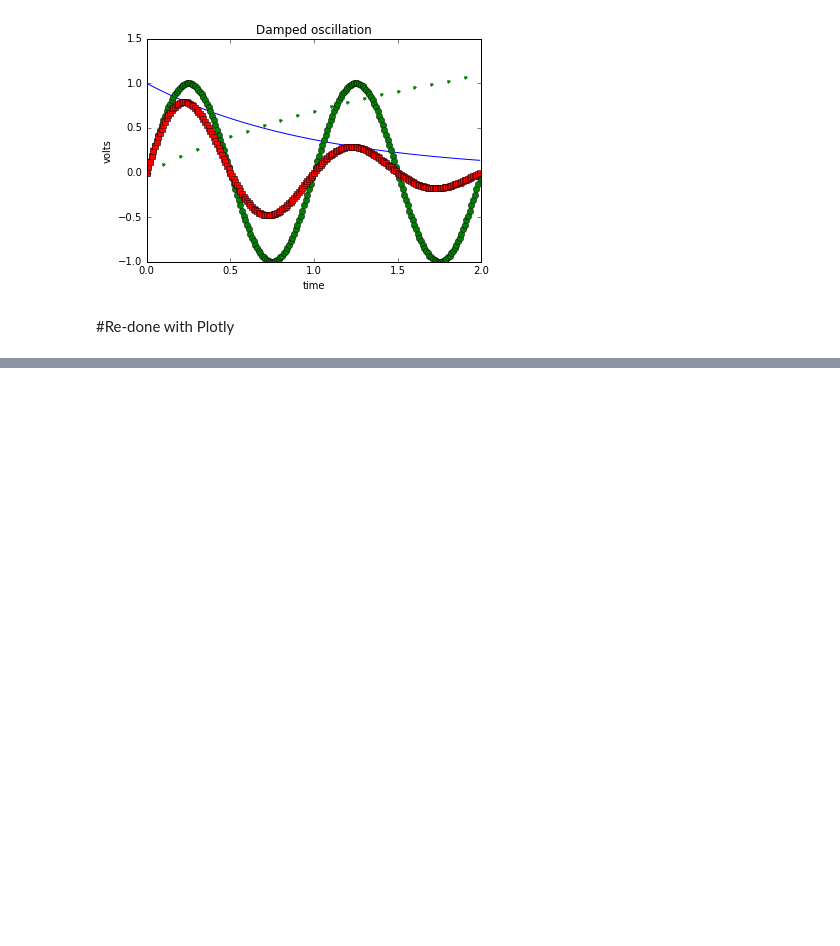
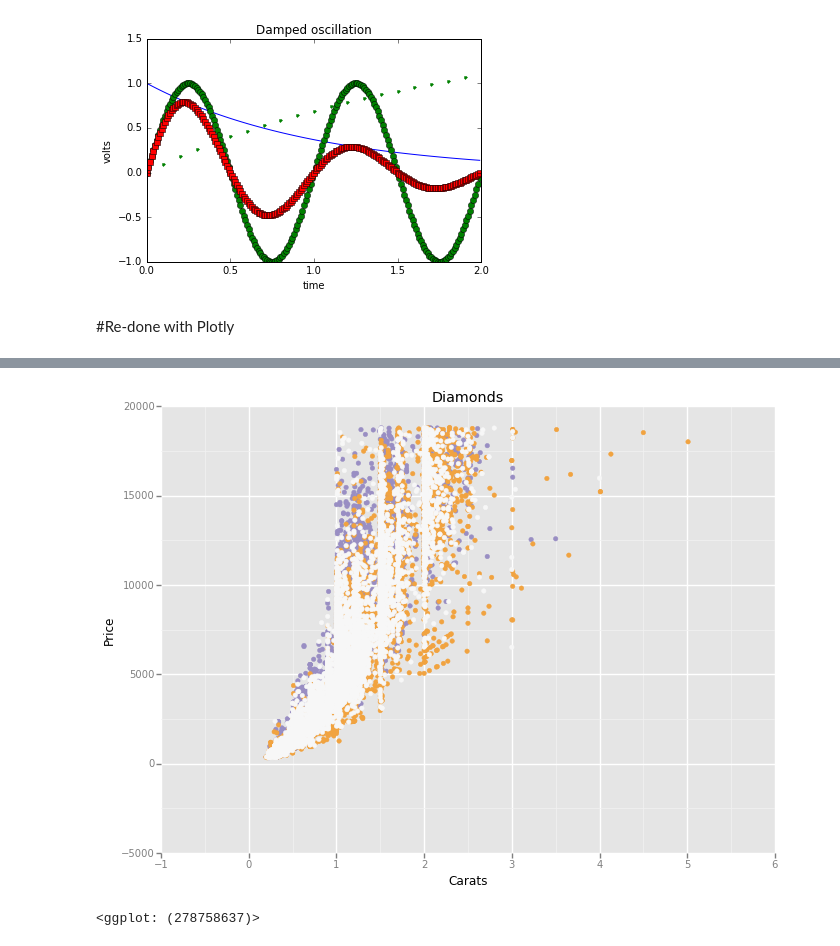
Before and after one commit to balcomes/ipython_notebooks, a Jupyter notebook: first_notebook.ipynb, the cells around one changed output, grey strips where cells are left out. Saved outputs shown, nothing was run; the diff lists cells and outputs as text; code cells hidden in the pictures; blank space fills up the shorter version.

```diff
--- a/first_notebook.ipynb
+++ b/first_notebook.ipynb
@@ -109 +133,9 @@ ggplot(aes(x='date', y='value', colour='variable'), data=meat_lng) + \
+# %%
+ggplot(diamonds, aes(x='carat', y='price', color='cut')) +\
+    geom_point() +\
+    scale_color_brewer(type='diverging', palette=4) +\
+    xlab("Carats") + ylab("Price") + ggtitle("Diamonds")
+# %% [output]
+[figure, added]
+<ggplot: (278758637)>
 # %%
```
Also changed, not shown: parts of 16 cells of this notebook.
